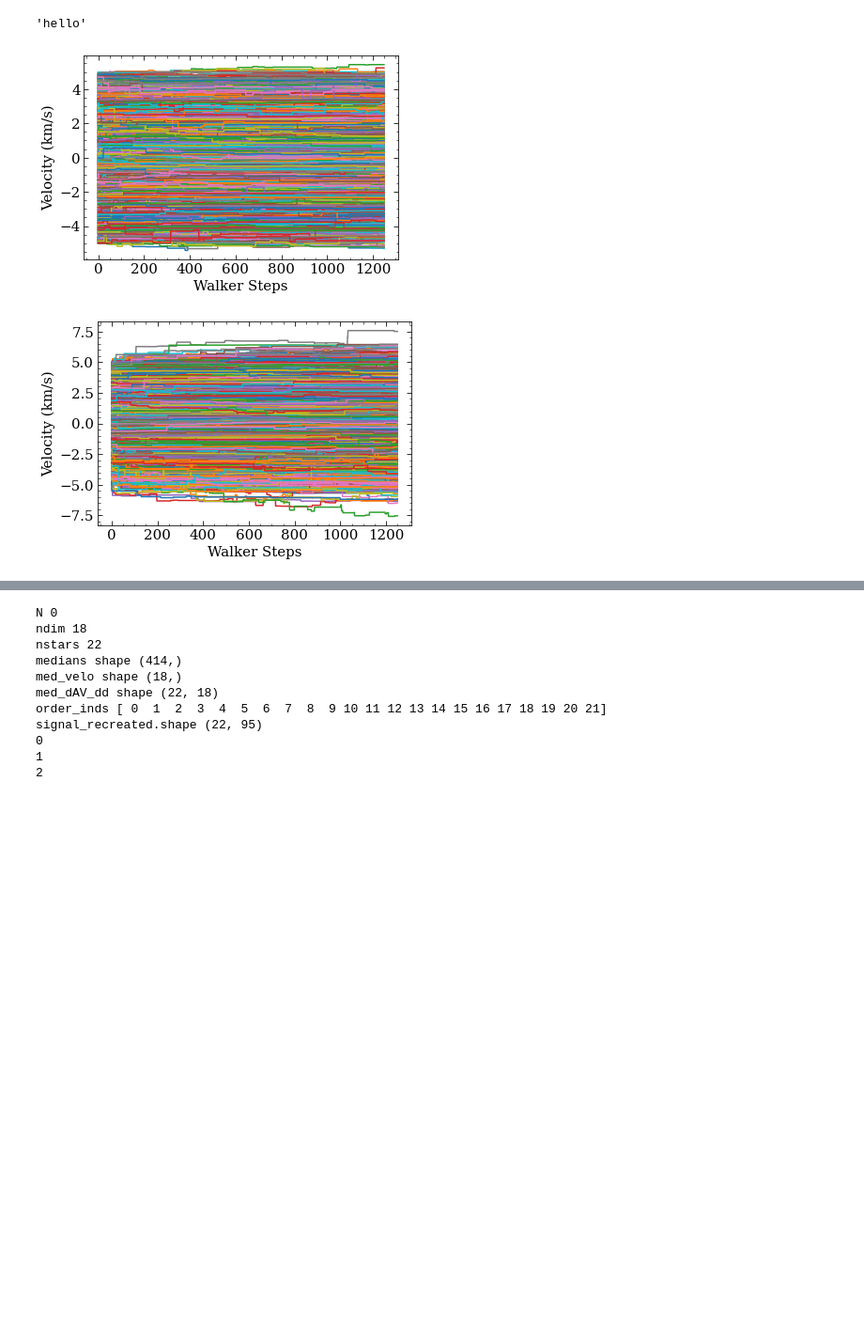
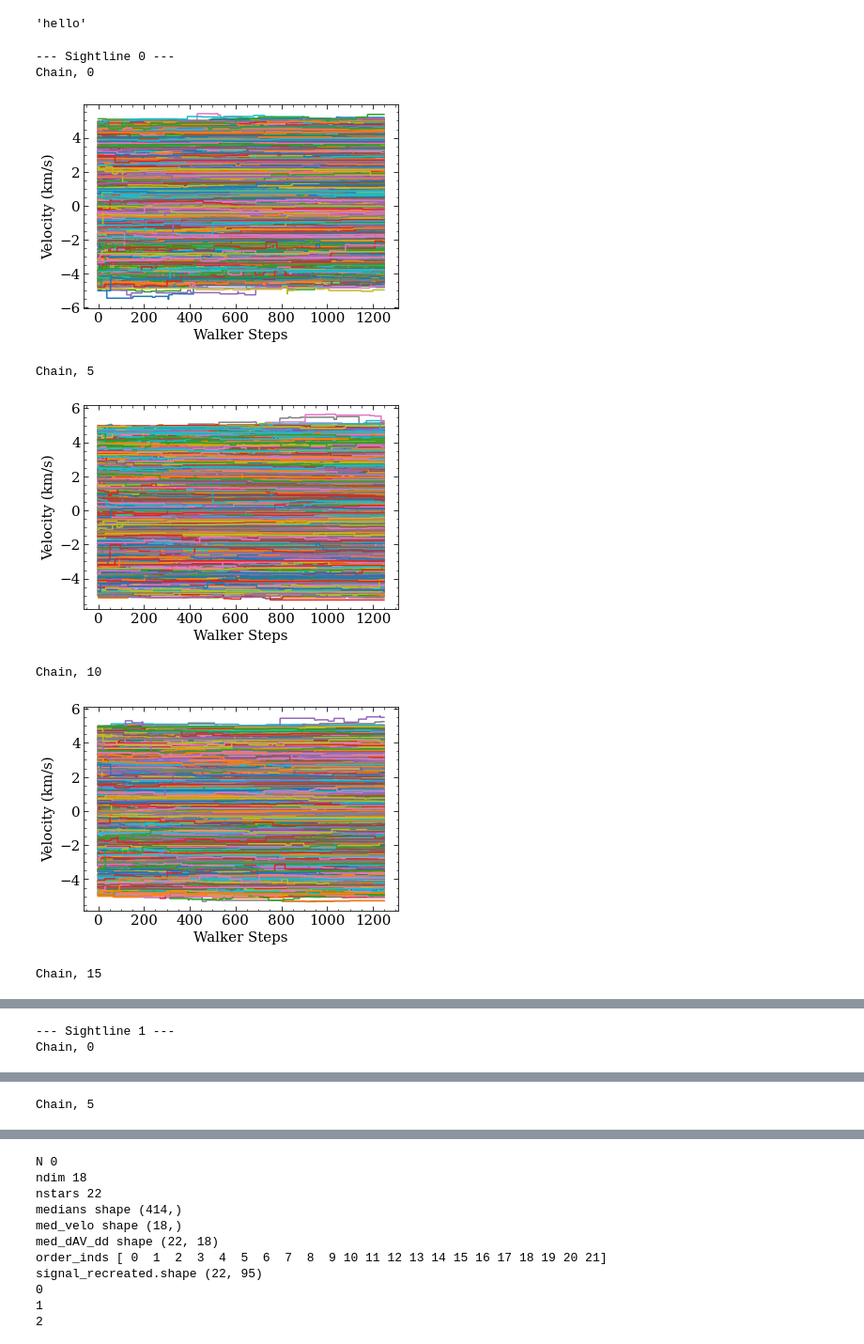
Before and after one commit to aidantmcb/microKT, a Jupyter notebook: 250212_SigClipKT_EmissionThresholdNoFG.ipynb, the cells around one changed output, grey strips where cells are left out. Shown at 94% size. Saved outputs shown, nothing was run; the diff lists cells and outputs as text; code cells hidden in the pictures; blank space fills up the shorter version.

```diff
--- a/250212_SigClipKT_EmissionThresholdNoFG.ipynb
+++ b/250212_SigClipKT_EmissionThresholdNoFG.ipynb
@@ -658,7 +680,7 @@ def run_MCMC(sl, steps = 1000, nwalkers = 100, pool = None, filename = None):
     else:
         backend = None
 
-    sampler = emcee.EnsembleSampler(nwalkers, ndim_amp , logprob_2,
+    sampler = emcee.EnsembleSampler(nwalkers, ndim_amp , logprob_dropreg,
                                     kwargs={'sl': sl, 'minval': 0,  'prior_mult':  1, 'v_max': 20, 'sigma': None}, pool = pool, backend = backend)
     # init = 12.5 *(np.random.random((nwalkers, ndim_amp)) - 0.5)
     init = 10 *  (np.random.random((nwalkers, ndim_amp)) - 0.5)
@@ -843,11 +865,11 @@ if False:
     run_label = 'kt_' + datelabel + letter
     print(run_label)
 else:
-    run_label = 'kt_250212f'
+    run_label = 'kt_250213f'
     print(run_label)
 
 
-first_run = False
+first_run = True
 log_stats = True
 save_individual = False
 
@@ -925,11 +947,23 @@ for i in range(len(sightlines)):
     probabilities.append(reader.get_log_prob())
 # %%
 for i in range(len(sightlines)):
-    fig, ax = plt.subplots()
-    ax.plot(chains[i][:, :, 1])
-    ax.set_xlabel('Walker Steps')
-    ax.set_ylabel('Velocity (km/s)')
-    plt.show()
+    print('--- Sightline', i, '---')
+    sl = sightlines[i]
+    ndim = sl.ndim
+    for j in range(0, ndim, 5):
+        fig, ax = plt.subplots()
+
+        print('Chain,', j)
+        ax.plot(chains[i][:, :, j])
+        ax.set_xlabel('Walker Steps')
+        ax.set_ylabel('Velocity (km/s)')
+        plt.show()
 # %% [output]
+--- Sightline 0 ---
+Chain, 0
-[figure, old version]
+[figure, new version]
+Chain, 5
-[figure, old version]
+[figure, new version]
+Chain, 10
+[figure, added]
+Chain, 15
@@ -935,0 +971,2 @@ for i in range(len(sightlines)):
+--- Sightline 1 ---
+Chain, 0
@@ -935,0 +974 @@ for i in range(len(sightlines)):
+Chain, 5
```
Also changed, not shown: parts of 10 cells of this notebook, 3 other files.
